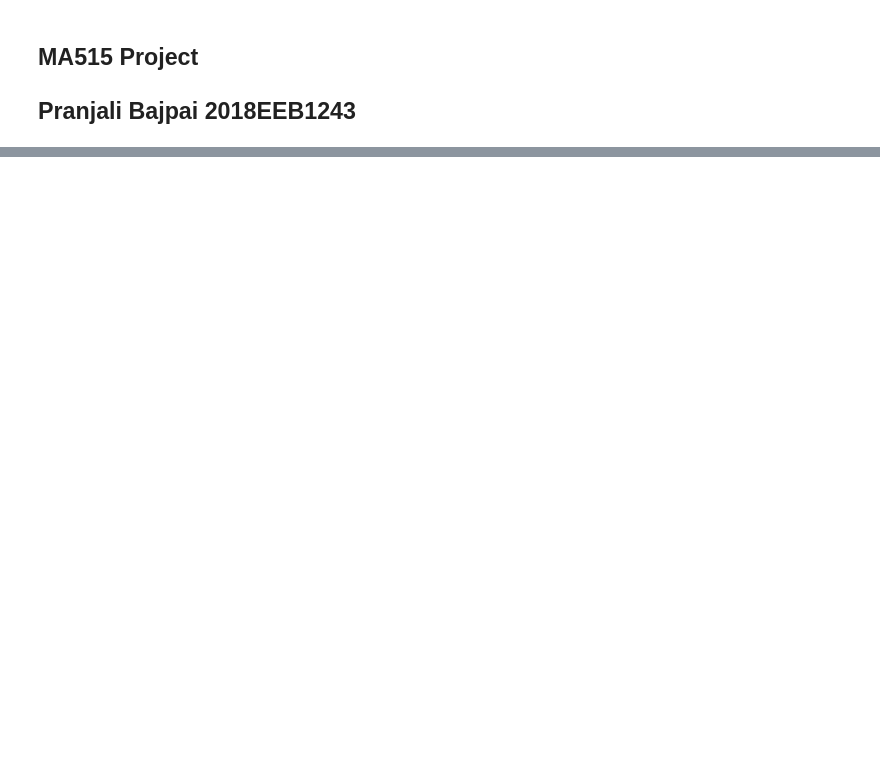
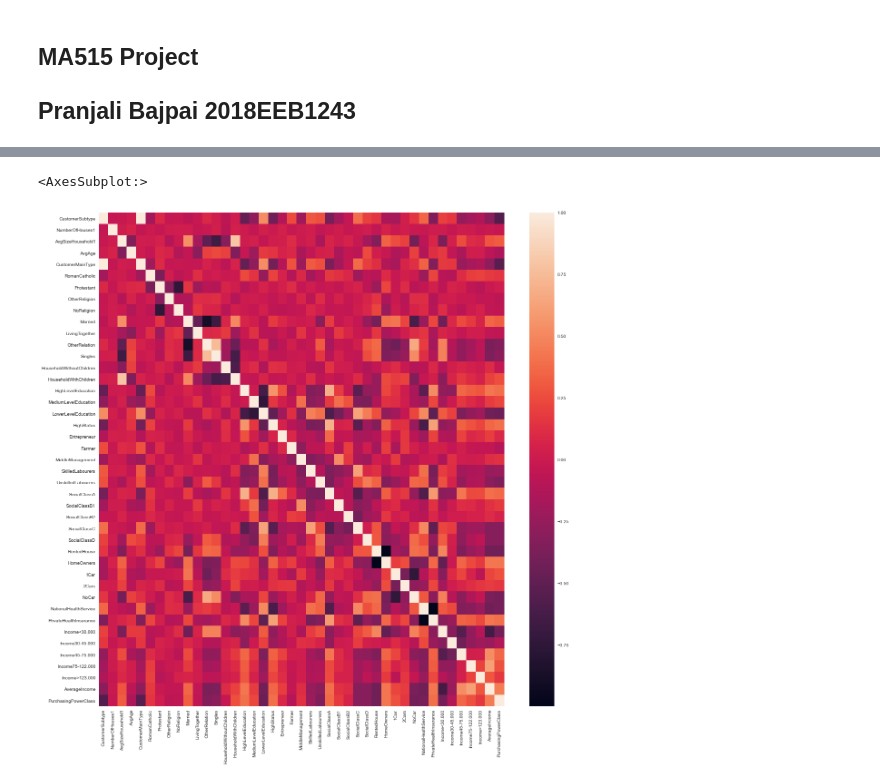
Before and after one commit to pranjalibajpai/caravan-insurance-buyer-prediction, a Jupyter notebook: Project.ipynb, the cells around one changed output, grey strips where cells are left out. Drawn from its saved outputs; the diff is of its cells as text; code cells hidden in the pictures; blank space fills up the shorter version.

```diff
--- a/Project.ipynb
+++ b/Project.ipynb
@@ -163,0 +246,6 @@ dtype: int64
+# %%
+plt.figure(figsize = (20, 20))
+sns.heatmap(caravan_data.iloc[:, :43].corr())
+# %% [output]
+<AxesSubplot:>
+[figure, added]
```
Also changed, not shown: parts of 72 cells of this notebook.
